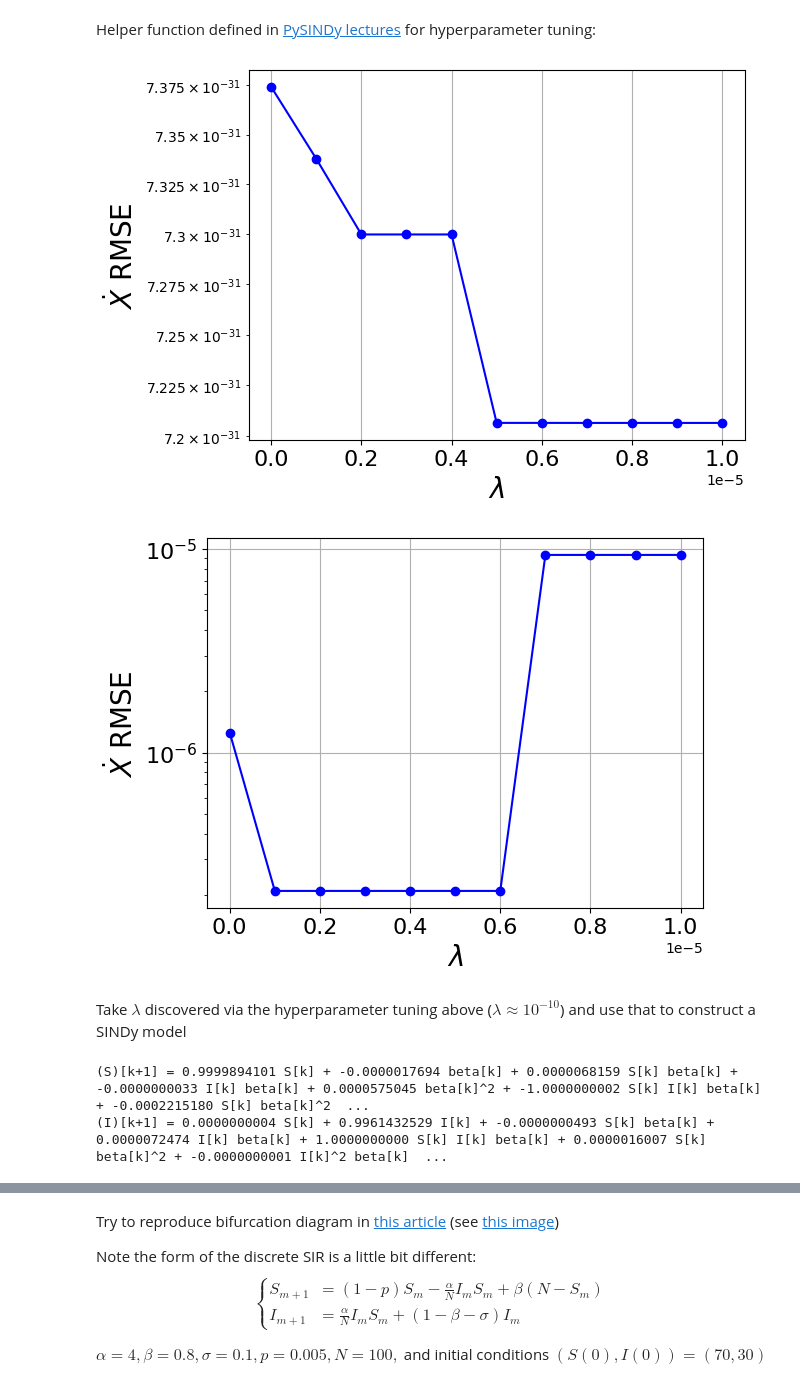
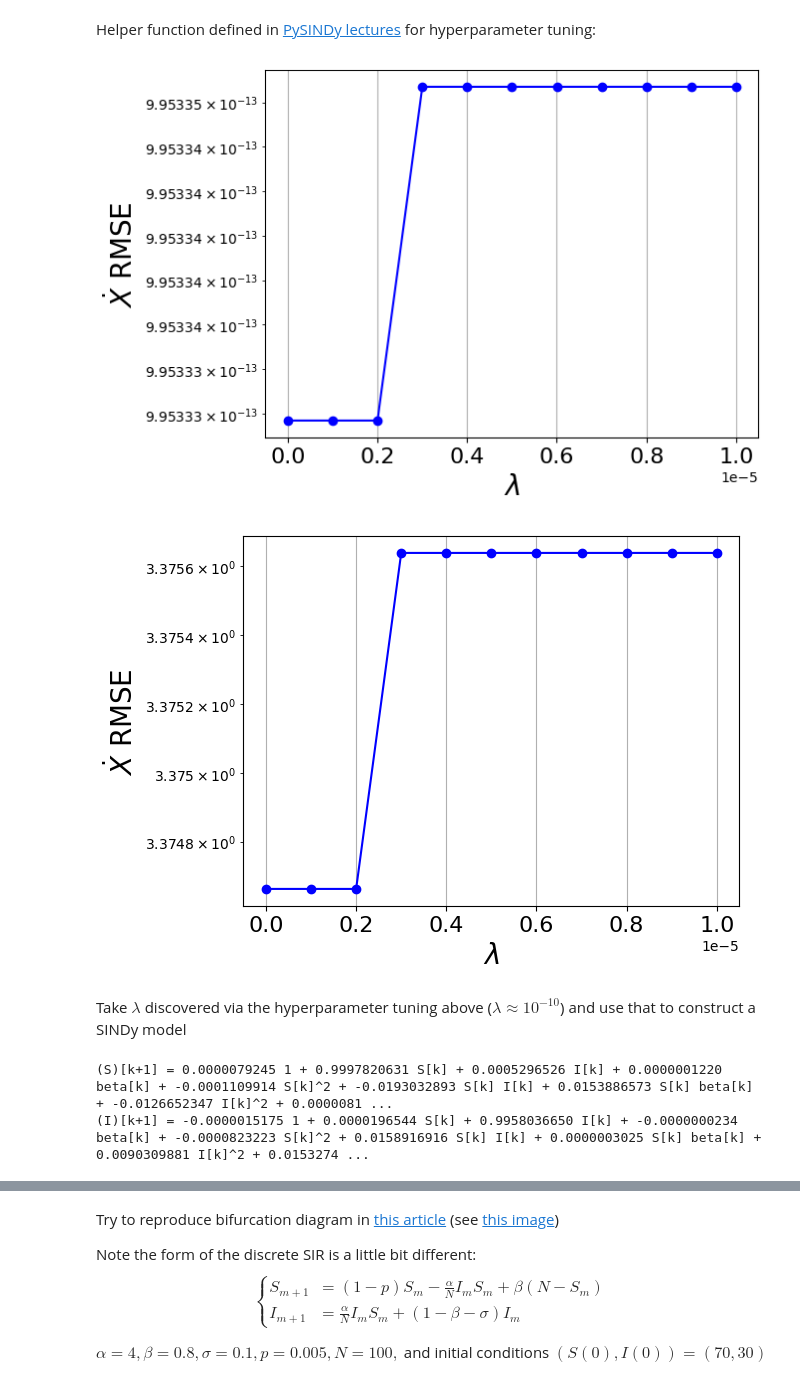
Before and after one commit to rdcarini/AMATH575, a Jupyter notebook: sindy_sandbox.ipynb, the cells around one changed output, grey strips where cells are left out. Cells and saved outputs as stored; diff of their text form; code cells hidden in the pictures.

```diff
--- a/sindy_sandbox.ipynb
+++ b/sindy_sandbox.ipynb
@@ -647,24 +647,23 @@ def plot_pareto(coefs, opt, model, threshold_scan, x_test, t_test, u):
 # %%
 threshold_scan = np.linspace(10e-10,10e-6,11)
 coefs = []
 
-differentiation_method = ps.FiniteDifference(order=1)
 poly_lib = ps.PolynomialLibrary(degree=3, interaction_only=False)
 
 for i, threshold in enumerate(threshold_scan):
     sparse_regression_optimizer = ps.STLSQ(threshold=threshold)
     model = ps.SINDy(feature_names=["S","I","beta"],
                      feature_library=poly_lib,
                      discrete_time=True,
                      optimizer=sparse_regression_optimizer)
     model.fit(x_data, t=t, u=beta, quiet=True)
     coefs.append(model.coefficients())
 
 plot_pareto(coefs, sparse_regression_optimizer, model,
             threshold_scan, x_data, t, beta)
 # %% [output]
-[figure, old version]
+[figure, new version]
-[figure, old version]
+[figure, new version]
 # %% [markdown]
 Take $\lambda$ discovered via the hyperparameter tuning above ($\lambda \approx 10^{-10}$) and use that to construct a SINDy model
 # %%
@@ -672,14 +671,14 @@ Take $\lambda$ discovered via the hyperparameter tuning above ($\lambda \approx
 # Construct SINDy model for SIR
 ##############################
 
-differentiation_method = ps.FiniteDifference(order=1)
+# differentiation_method = ps.FiniteDifference(order=1)
 poly_lib = ps.PolynomialLibrary(degree=3, interaction_only=False)
-optimizer = ps.STLSQ(threshold=10e-10, max_iter=10000, fit_intercept=True)
+optimizer = ps.STLSQ(threshold=10e-10)
 
 x_data = np.transpose(np.array([S,I]))
 
 sir_model = ps.SINDy(
-    differentiation_method=differentiation_method,
+    # differentiation_method=differentiation_method,
     feature_library=poly_lib,
     optimizer=optimizer,
     feature_names=["S","I","beta"],
@@ -689,8 +688,8 @@ sir_model = ps.SINDy(
 sir_model.fit(x_data, t=t, u=beta)
 sir_model.print(precision=10)
 # %% [output]
-(S)[k+1] = 0.9999894101 S[k] + -0.0000017694 beta[k] + 0.0000068159 S[k] beta[k] + -0.0000000033 I[k] beta[k] + 0.0000575045 beta[k]^2 + -1.0000000002 S[k] I[k] beta[k] + -0.0002215180 S[k] beta[k]^2  ...
-(I)[k+1] = 0.0000000004 S[k] + 0.9961432529 I[k] + -0.0000000493 S[k] beta[k] + 0.0000072474 I[k] beta[k] + 1.0000000000 S[k] I[k] beta[k] + 0.0000016007 S[k] beta[k]^2 + -0.0000000001 I[k]^2 beta[k]  ...
+(S)[k+1] = 0.0000079245 1 + 0.9997820631 S[k] + 0.0005296526 I[k] + 0.0000001220 beta[k] + -0.0001109914 S[k]^2 + -0.0193032893 S[k] I[k] + 0.0153886573 S[k] beta[k] + -0.0126652347 I[k]^2 + 0.0000081 ...
+(I)[k+1] = -0.0000015175 1 + 0.0000196544 S[k] + 0.9958036650 I[k] + -0.0000000234 beta[k] + -0.0000823223 S[k]^2 + 0.0158916916 S[k] I[k] + 0.0000003025 S[k] beta[k] + 0.0090309881 I[k]^2 + 0.0153274 ...
 # %%
 ##############################
 # Simulate using SINDy model
```
Also changed, not shown: parts of 7 cells of this notebook, 1 other file.
